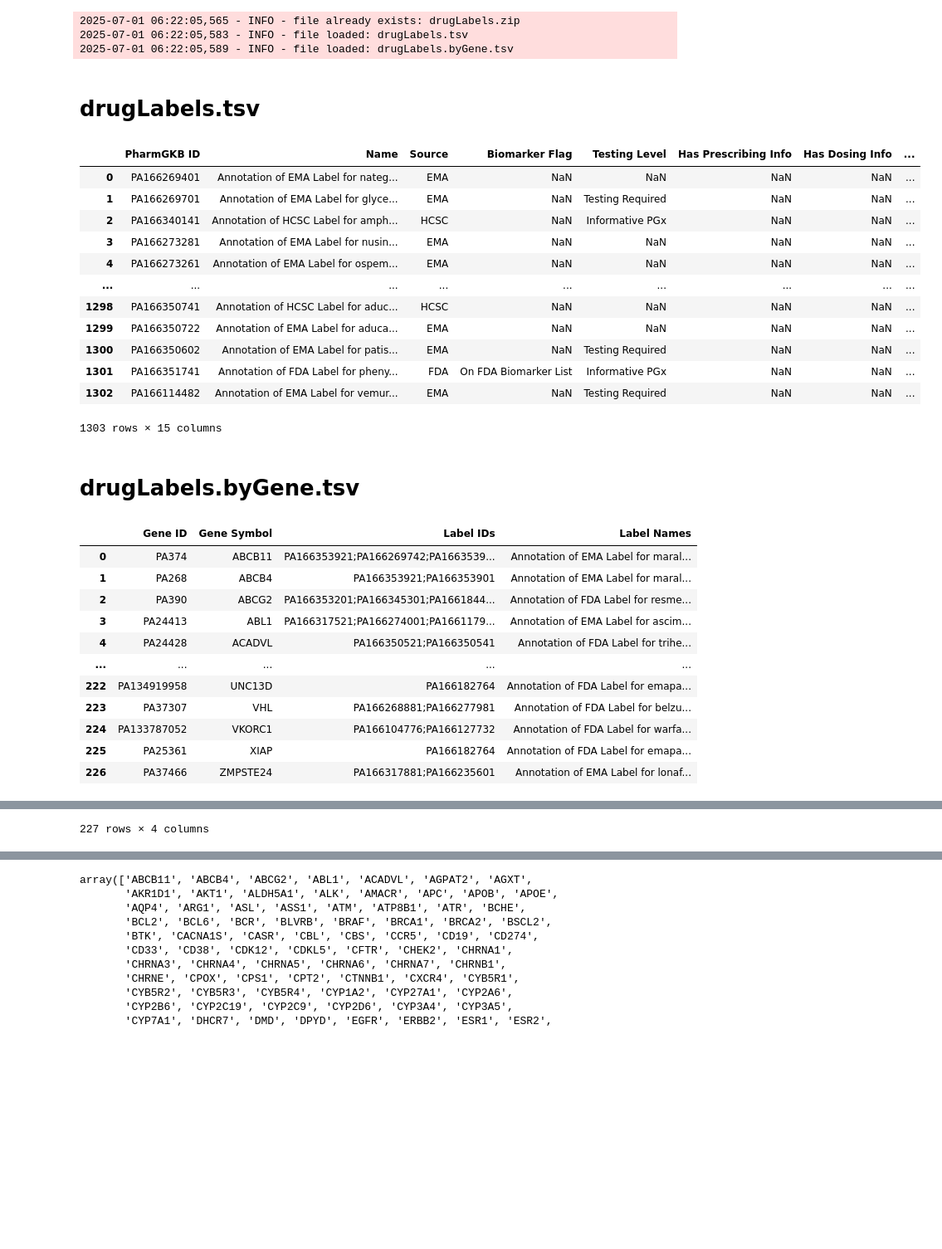
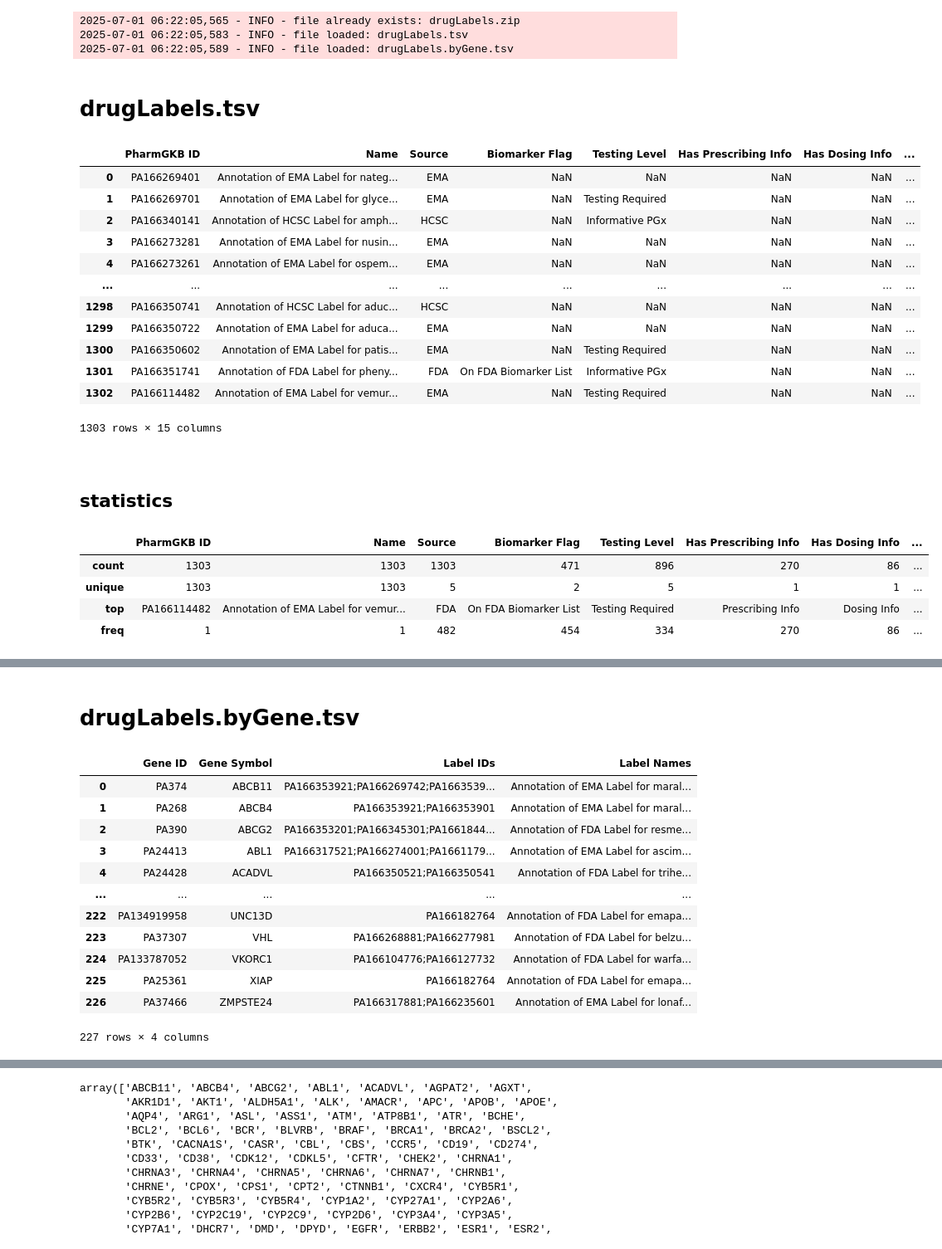
Before and after one commit to IISAS/aipology_data, a Jupyter notebook: data_pharmgkb_druh_label_annotations.ipynb, the cells around one changed output, grey strips where cells are left out. Shown at 83% size. Saved outputs shown, nothing was run; the diff lists cells and outputs as text; code cells hidden in the pictures; blank space fills up the shorter version.

```diff
--- a/data_pharmgkb_druh_label_annotations.ipynb
+++ b/data_pharmgkb_druh_label_annotations.ipynb
@@ -89,32 +89,28 @@ for url in urls:
 # %%
 for filename, df in dfs.items():
     display(HTML(f'<h1>{filename}</h1>'))
     display(df)
+    display(HTML(f'<br/><h2>statistics</h2>'))
+    display(df.describe())
+    display(HTML('<br/><hr/>'))
 # %% [output]
 drugLabels.tsv
 |  | PharmGKB ID | Name | Source | Biomarker Flag | Testing Level | Has Prescribing Info | Has Dosing Info | ... |
 | 0 | PA166269401 | Annotation of EMA Label for nateg... | EMA | NaN | NaN | NaN | NaN | ... |
 | 1 | PA166269701 | Annotation of EMA Label for glyce... | EMA | NaN | Testing Required | NaN | NaN | ... |
 | 2 | PA166340141 | Annotation of HCSC Label for amph... | HCSC | NaN | Informative PGx | NaN | NaN | ... |
 | 3 | PA166273281 | Annotation of EMA Label for nusin... | EMA | NaN | NaN | NaN | NaN | ... |
 | 4 | PA166273261 | Annotation of EMA Label for ospem... | EMA | NaN | NaN | NaN | NaN | ... |
 | ... | ... | ... | ... | ... | ... | ... | ... | ... |
 | 1298 | PA166350741 | Annotation of HCSC Label for aduc... | HCSC | NaN | NaN | NaN | NaN | ... |
 | 1299 | PA166350722 | Annotation of EMA Label for aduca... | EMA | NaN | NaN | NaN | NaN | ... |
 | 1300 | PA166350602 | Annotation of EMA Label for patis... | EMA | NaN | Testing Required | NaN | NaN | ... |
 | 1301 | PA166351741 | Annotation of FDA Label for pheny... | FDA | On FDA Biomarker List | Informative PGx | NaN | NaN | ... |
 | 1302 | PA166114482 | Annotation of EMA Label for vemur... | EMA | NaN | Testing Required | NaN | NaN | ... |
 1303 rows × 15 columns
-drugLabels.byGene.tsv
+statistics
-|  | Gene ID | Gene Symbol | Label IDs | Label Names |
-| 0 | PA374 | ABCB11 | PA166353921;PA166269742;PA1663539... | Annotation of EMA Label for maral... |
-| 1 | PA268 | ABCB4 | PA166353921;PA166353901 | Annotation of EMA Label for maral... |
-| 2 | PA390 | ABCG2 | PA166353201;PA166345301;PA1661844... | Annotation of FDA Label for resme... |
-| 3 | PA24413 | ABL1 | PA166317521;PA166274001;PA1661179... | Annotation of EMA Label for ascim... |
-| 4 | PA24428 | ACADVL | PA166350521;PA166350541 | Annotation of FDA Label for trihe... |
-| ... | ... | ... | ... | ... |
-| 222 | PA134919958 | UNC13D | PA166182764 | Annotation of FDA Label for emapa... |
-| 223 | PA37307 | VHL | PA166268881;PA166277981 | Annotation of FDA Label for belzu... |
-| 224 | PA133787052 | VKORC1 | PA166104776;PA166127732 | Annotation of FDA Label for warfa... |
-| 225 | PA25361 | XIAP | PA166182764 | Annotation of FDA Label for emapa... |
-| 226 | PA37466 | ZMPSTE24 | PA166317881;PA166235601 | Annotation of EMA Label for lonaf... |
+|  | PharmGKB ID | Name | Source | Biomarker Flag | Testing Level | Has Prescribing Info | Has Dosing Info | ... |
+| count | 1303 | 1303 | 1303 | 471 | 896 | 270 | 86 | ... |
+| unique | 1303 | 1303 | 5 | 2 | 5 | 1 | 1 | ... |
+| top | PA166114482 | Annotation of EMA Label for vemur... | FDA | On FDA Biomarker List | Testing Required | Prescribing Info | Dosing Info | ... |
+| freq | 1 | 1 | 482 | 454 | 334 | 270 | 86 | ... |
@@ -121 +118,14 @@ drugLabels.byGene.tsv
+drugLabels.byGene.tsv
+|  | Gene ID | Gene Symbol | Label IDs | Label Names |
+| 0 | PA374 | ABCB11 | PA166353921;PA166269742;PA1663539... | Annotation of EMA Label for maral... |
+| 1 | PA268 | ABCB4 | PA166353921;PA166353901 | Annotation of EMA Label for maral... |
+| 2 | PA390 | ABCG2 | PA166353201;PA166345301;PA1661844... | Annotation of FDA Label for resme... |
+| 3 | PA24413 | ABL1 | PA166317521;PA166274001;PA1661179... | Annotation of EMA Label for ascim... |
+| 4 | PA24428 | ACADVL | PA166350521;PA166350541 | Annotation of FDA Label for trihe... |
+| ... | ... | ... | ... | ... |
+| 222 | PA134919958 | UNC13D | PA166182764 | Annotation of FDA Label for emapa... |
+| 223 | PA37307 | VHL | PA166268881;PA166277981 | Annotation of FDA Label for belzu... |
+| 224 | PA133787052 | VKORC1 | PA166104776;PA166127732 | Annotation of FDA Label for warfa... |
+| 225 | PA25361 | XIAP | PA166182764 | Annotation of FDA Label for emapa... |
+| 226 | PA37466 | ZMPSTE24 | PA166317881;PA166235601 | Annotation of EMA Label for lonaf... |
 227 rows × 4 columns
```
Also changed, not shown: parts of 4 cells of this notebook.
